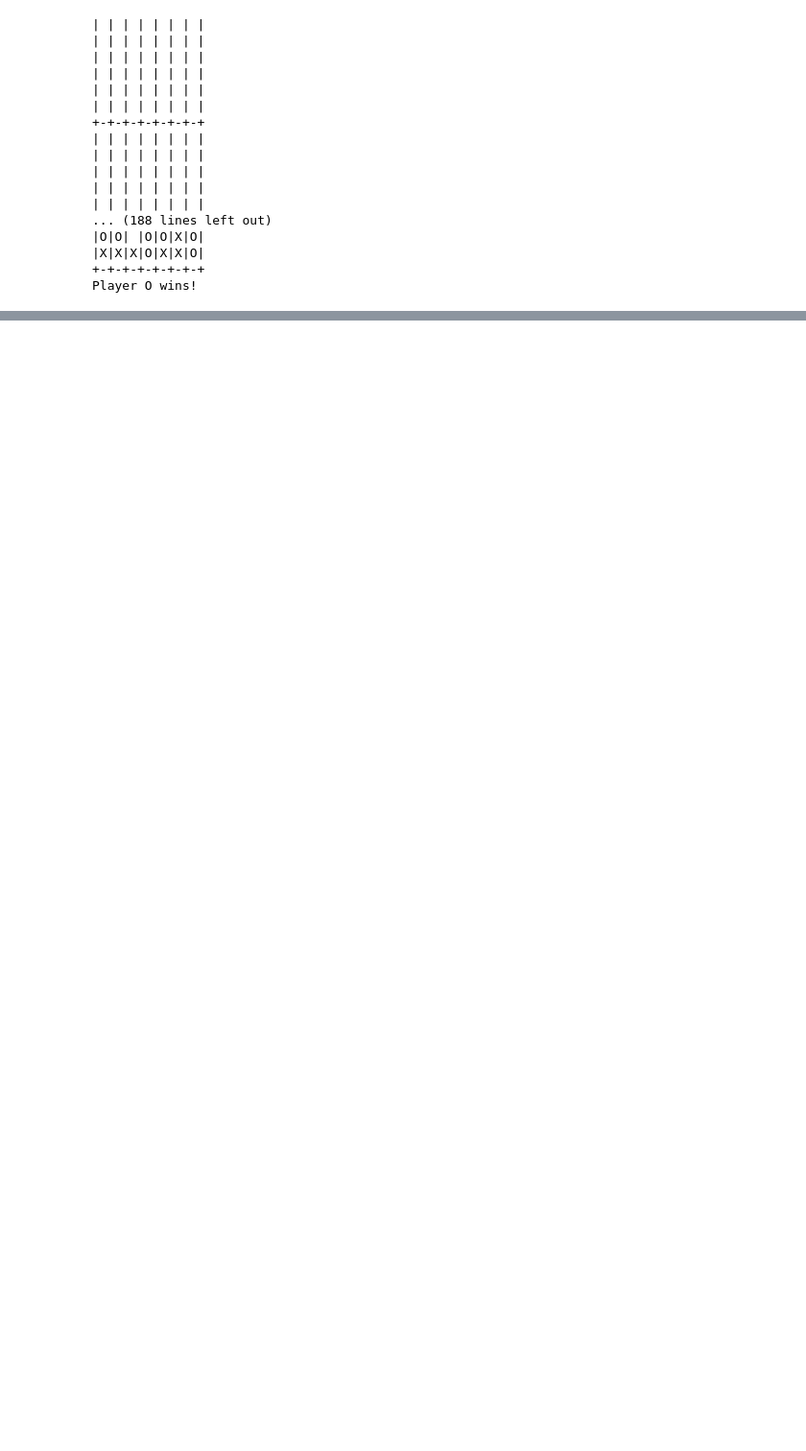
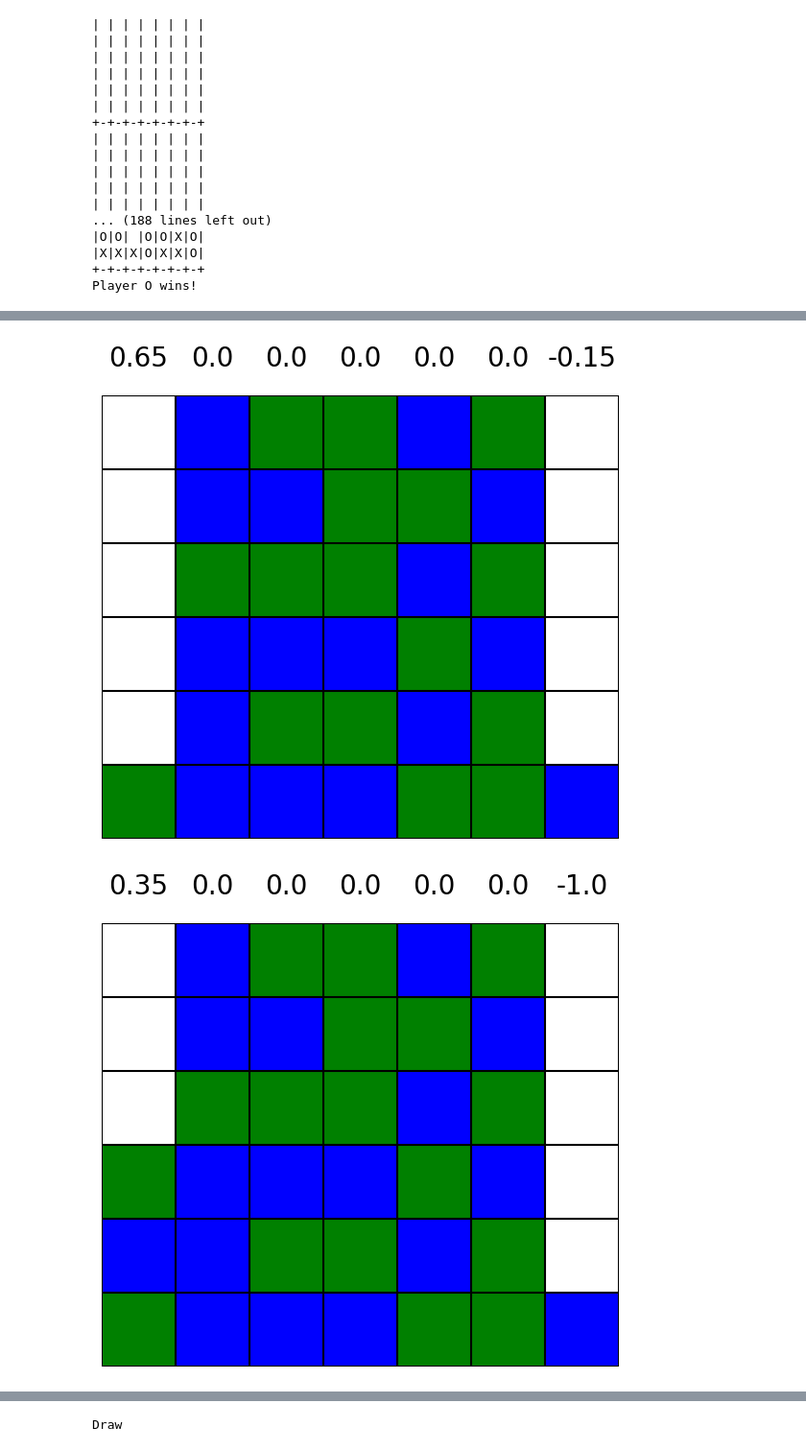
Before and after one commit to ChristianPickettCode/DPRL, a Jupyter notebook: Notebook3.ipynb, the cells around one changed output, grey strips where cells are left out. Shown: that part at 96% size. Saved outputs shown, nothing was run; the diff lists cells and outputs as text; code cells hidden in the pictures; blank space fills up the shorter version.

```diff
--- a/Notebook3.ipynb
+++ b/Notebook3.ipynb
@@ -240,0 +318,5 @@ class MCTS_Strategy:
+# %%
+single_game()
+# %% [output]
+[figure, added]
+[figure, added]
@@ -240,0 +326 @@ class MCTS_Strategy:
+Draw
```
Also changed, not shown: parts of 7 cells of this notebook, 3 other files.
